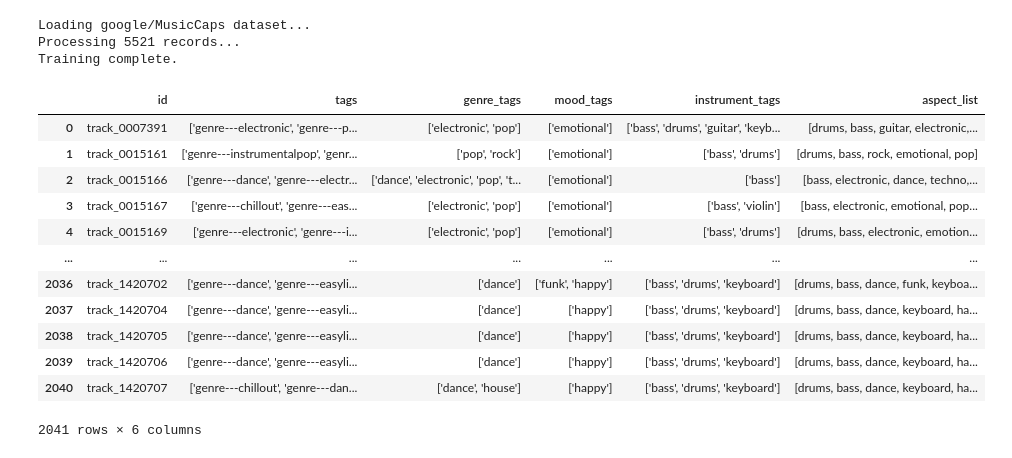
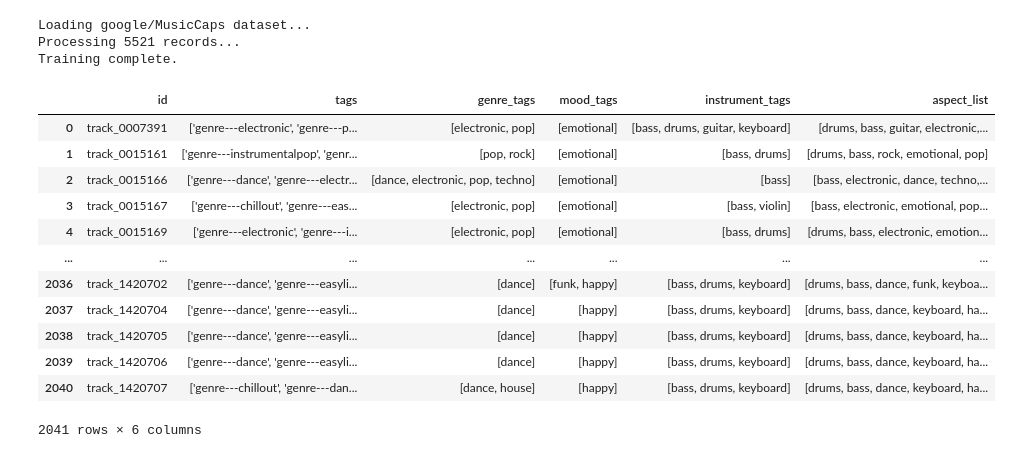
Before and after one commit to BrunoSienkiewicz/ConceptCaps, a Jupyter notebook: notebooks/generate-causal-tags-dataset2.ipynb, the cells around one changed output. Drawn from its saved outputs; the diff is of its cells as text; code cells hidden in the pictures.

```diff
--- a/notebooks/generate-causal-tags-dataset2.ipynb
+++ b/notebooks/generate-causal-tags-dataset2.ipynb
@@ -230,19 +231,22 @@ Training complete.
 # %%
 df = pd.read_csv("../data/mtg_jamendo/autotagging_top50tags_processed_cleaned.csv")
 df['aspect_list'] = df['aspect_list'].apply(ast.literal_eval)
+df['instrument_tags'] = df['instrument_tags'].apply(ast.literal_eval)
+df['genre_tags'] = df['genre_tags'].apply(ast.literal_eval)
+df['mood_tags'] = df['mood_tags'].apply(ast.literal_eval)
 df
 # %% [output]
 |  | id | tags | genre_tags | mood_tags | instrument_tags | aspect_list |
-| 0 | track_0007391 | ['genre---electronic', 'genre---p... | ['electronic', 'pop'] | ['emotional'] | ['bass', 'drums', 'guitar', 'keyb... | [drums, bass, guitar, electronic,... |
-| 1 | track_0015161 | ['genre---instrumentalpop', 'genr... | ['pop', 'rock'] | ['emotional'] | ['bass', 'drums'] | [drums, bass, rock, emotional, pop] |
-| 2 | track_0015166 | ['genre---dance', 'genre---electr... | ['dance', 'electronic', 'pop', 't... | ['emotional'] | ['bass'] | [bass, electronic, dance, techno,... |
-| 3 | track_0015167 | ['genre---chillout', 'genre---eas... | ['electronic', 'pop'] | ['emotional'] | ['bass', 'violin'] | [bass, electronic, emotional, pop... |
-| 4 | track_0015169 | ['genre---electronic', 'genre---i... | ['electronic', 'pop'] | ['emotional'] | ['bass', 'drums'] | [drums, bass, electronic, emotion... |
+| 0 | track_0007391 | ['genre---electronic', 'genre---p... | [electronic, pop] | [emotional] | [bass, drums, guitar, keyboard] | [drums, bass, guitar, electronic,... |
+| 1 | track_0015161 | ['genre---instrumentalpop', 'genr... | [pop, rock] | [emotional] | [bass, drums] | [drums, bass, rock, emotional, pop] |
+| 2 | track_0015166 | ['genre---dance', 'genre---electr... | [dance, electronic, pop, techno] | [emotional] | [bass] | [bass, electronic, dance, techno,... |
+| 3 | track_0015167 | ['genre---chillout', 'genre---eas... | [electronic, pop] | [emotional] | [bass, violin] | [bass, electronic, emotional, pop... |
+| 4 | track_0015169 | ['genre---electronic', 'genre---i... | [electronic, pop] | [emotional] | [bass, drums] | [drums, bass, electronic, emotion... |
 | ... | ... | ... | ... | ... | ... | ... |
-| 2036 | track_1420702 | ['genre---dance', 'genre---easyli... | ['dance'] | ['funk', 'happy'] | ['bass', 'drums', 'keyboard'] | [drums, bass, dance, funk, keyboa... |
-| 2037 | track_1420704 | ['genre---dance', 'genre---easyli... | ['dance'] | ['happy'] | ['bass', 'drums', 'keyboard'] | [drums, bass, dance, keyboard, ha... |
-| 2038 | track_1420705 | ['genre---dance', 'genre---easyli... | ['dance'] | ['happy'] | ['bass', 'drums', 'keyboard'] | [drums, bass, dance, keyboard, ha... |
-| 2039 | track_1420706 | ['genre---dance', 'genre---easyli... | ['dance'] | ['happy'] | ['bass', 'drums', 'keyboard'] | [drums, bass, dance, keyboard, ha... |
-| 2040 | track_1420707 | ['genre---chillout', 'genre---dan... | ['dance', 'house'] | ['happy'] | ['bass', 'drums', 'keyboard'] | [drums, bass, dance, keyboard, ha... |
+| 2036 | track_1420702 | ['genre---dance', 'genre---easyli... | [dance] | [funk, happy] | [bass, drums, keyboard] | [drums, bass, dance, funk, keyboa... |
+| 2037 | track_1420704 | ['genre---dance', 'genre---easyli... | [dance] | [happy] | [bass, drums, keyboard] | [drums, bass, dance, keyboard, ha... |
+| 2038 | track_1420705 | ['genre---dance', 'genre---easyli... | [dance] | [happy] | [bass, drums, keyboard] | [drums, bass, dance, keyboard, ha... |
+| 2039 | track_1420706 | ['genre---dance', 'genre---easyli... | [dance] | [happy] | [bass, drums, keyboard] | [drums, bass, dance, keyboard, ha... |
+| 2040 | track_1420707 | ['genre---chillout', 'genre---dan... | [dance, house] | [happy] | [bass, drums, keyboard] | [drums, bass, dance, keyboard, ha... |
 2041 rows × 6 columns
 # %%
```
Also changed, not shown: parts of 9 cells of this notebook, 15 other files.
